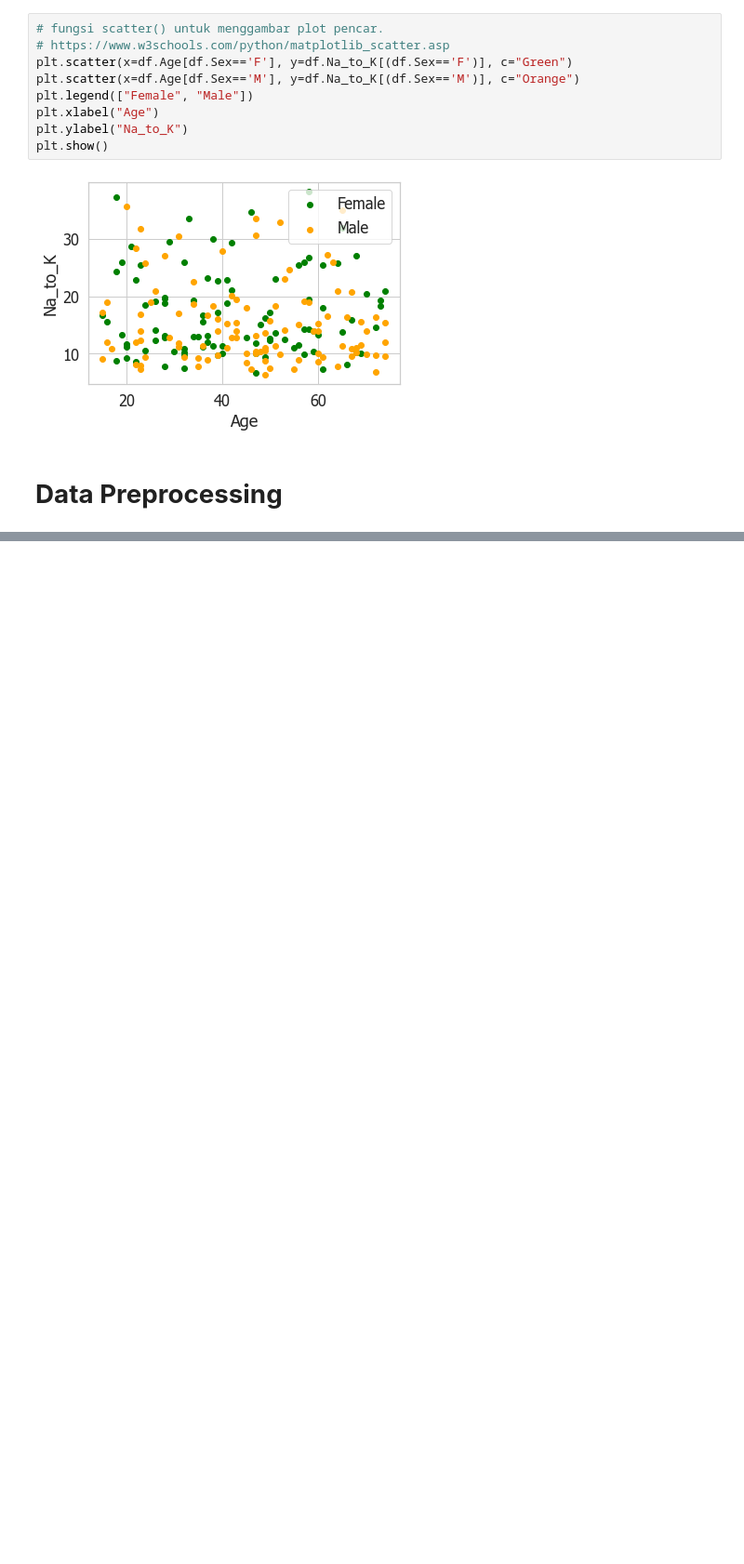
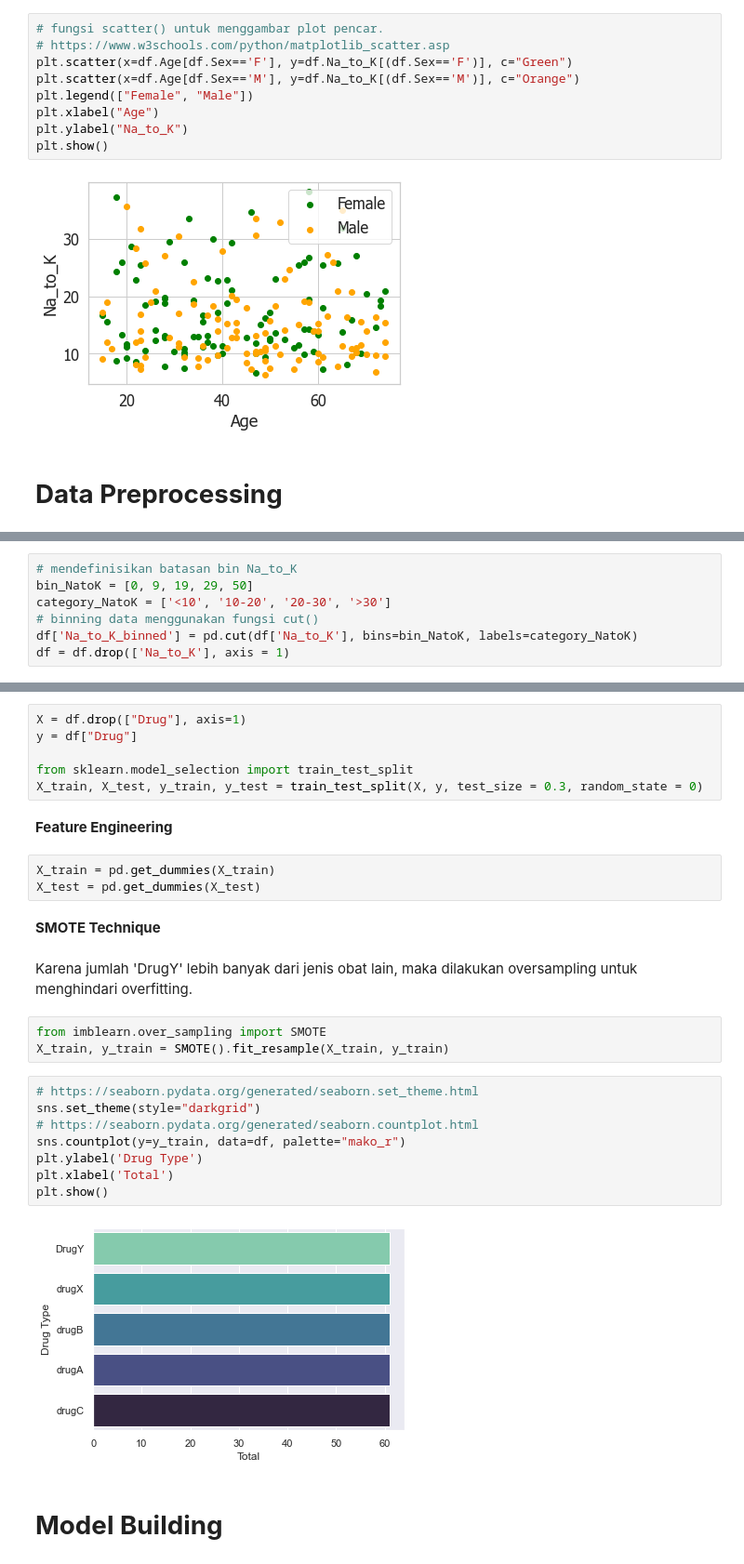
Before and after one commit to muhammadalifh/UTS-ADB, a Jupyter notebook: UTS/load.ipynb, the cells around one changed output, grey strips where cells are left out. Shown at 93% size. Saved outputs shown, nothing was run; the diff lists cells and outputs as text; blank space fills up the shorter version.

```diff
--- a/UTS/load.ipynb
+++ b/UTS/load.ipynb
@@ -339,0 +356,7 @@ plt.show()
+# %%
+# mendefinisikan batasan bin Na_to_K
+bin_NatoK = [0, 9, 19, 29, 50]
+category_NatoK = ['<10', '10-20', '20-30', '>30']
+# binning data menggunakan fungsi cut()
+df['Na_to_K_binned'] = pd.cut(df['Na_to_K'], bins=bin_NatoK, labels=category_NatoK)
+df = df.drop(['Na_to_K'], axis = 1)
@@ -339,0 +368,30 @@ plt.show()
+# %%
+X = df.drop(["Drug"], axis=1)
+y = df["Drug"]
+
+from sklearn.model_selection import train_test_split
+X_train, X_test, y_train, y_test = train_test_split(X, y, test_size = 0.3, random_state = 0)
+# %% [markdown]
+**Feature Engineering**
+# %%
+X_train = pd.get_dummies(X_train)
+X_test = pd.get_dummies(X_test)
+# %% [markdown]
+**SMOTE Technique**
+# %% [markdown]
+Karena jumlah 'DrugY' lebih banyak dari jenis obat lain, maka dilakukan oversampling untuk menghindari overfitting.
+# %%
+from imblearn.over_sampling import SMOTE
+X_train, y_train = SMOTE().fit_resample(X_train, y_train)
+# %%
+# https://seaborn.pydata.org/generated/seaborn.set_theme.html
+sns.set_theme(style="darkgrid")
+# https://seaborn.pydata.org/generated/seaborn.countplot.html
+sns.countplot(y=y_train, data=df, palette="mako_r")
+plt.ylabel('Drug Type')
+plt.xlabel('Total')
+plt.show()
+# %% [output]
+[figure, added]
+# %% [markdown]
+# **Model Building**
```
Also changed, not shown: parts of 10 cells of this notebook.
